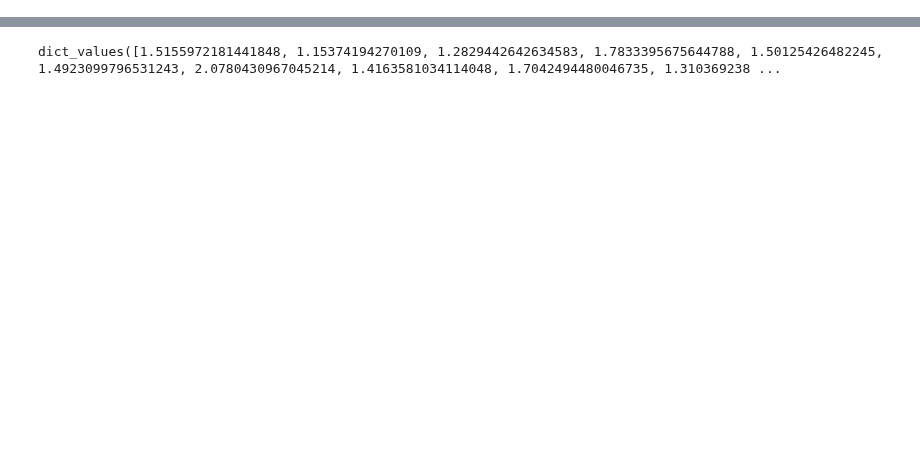
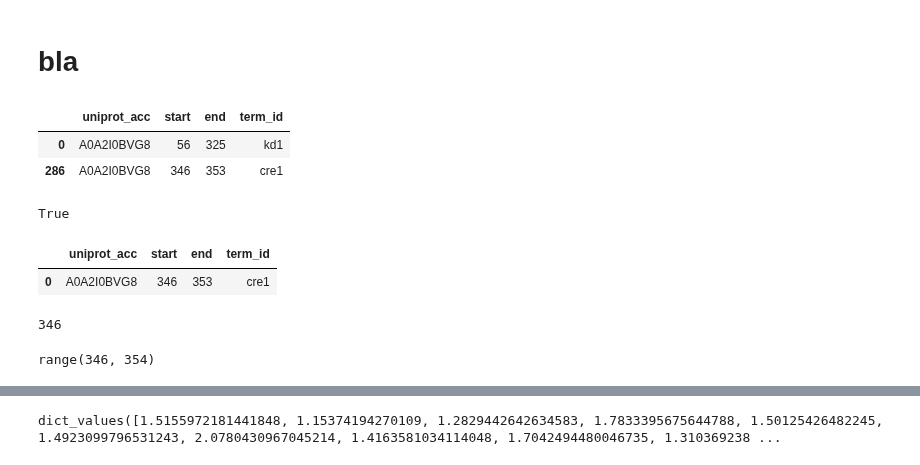
Before and after one commit to alvaro-2/cis-reg, a Jupyter notebook: scripts/orthologs_conservation.ipynb, the cells around one changed output, grey strips where cells are left out. Saved outputs shown, nothing was run; the diff lists cells and outputs as text; code cells hidden in the pictures; blank space fills up the shorter version.

```diff
--- a/scripts/orthologs_conservation.ipynb
+++ b/scripts/orthologs_conservation.ipynb
@@ -4,4 +6,8 @@ from Bio import AlignIO
 #from xi_covutils.conservation import BackgroundFreq, entropy
+# %%
+# Load regions datasets
+regions = pd.read_csv('../datasets/regions.txt', sep= '\t')
+cre = pd.read_csv('../datasets/cre.tsv', sep= '\t')
 # %%
 # seqs = []
 # msa = open('../homology_transfer/pipeline_MSA_uniprot/A0A2I0BVG8_clustalO_full_gapstrip', 'r')
@@ -25,0 +34,30 @@ A0A2I0BVG8_full = conservation.entropy(seq_data= seqs, clustering_id=62)
+# %% [markdown]
+# bla
+# %%
+regs = regions[regions.uniprot_acc == 'A0A2I0BVG8']
+regs
+# %% [output]
+|  | uniprot_acc | start | end | term_id |
+| 0 | A0A2I0BVG8 | 56 | 325 | kd1 |
+| 286 | A0A2I0BVG8 | 346 | 353 | cre1 |
+# %%
+if regs.shape[0] > 1:
+    if regs.term_id.str.startswith("kd"):
+        kd = regs[regs.term_id.str.startswith("kd")]
+# %% [output]
+True
+# %%
+cis = cre[cre.uniprot_acc == 'A0A2I0BVG8']
+cis
+# %% [output]
+|  | uniprot_acc | start | end | term_id |
+| 0 | A0A2I0BVG8 | 346 | 353 | cre1 |
+# %%
+cis.start.values[0]
+# %% [output]
+346
+# %%
+cis_range = range(cis.start.values[0], cis.end.values[0] + 1)
+cis_range
+# %% [output]
+range(346, 354)
```
Also changed, not shown: parts of 7 cells of this notebook, 2 other files.
